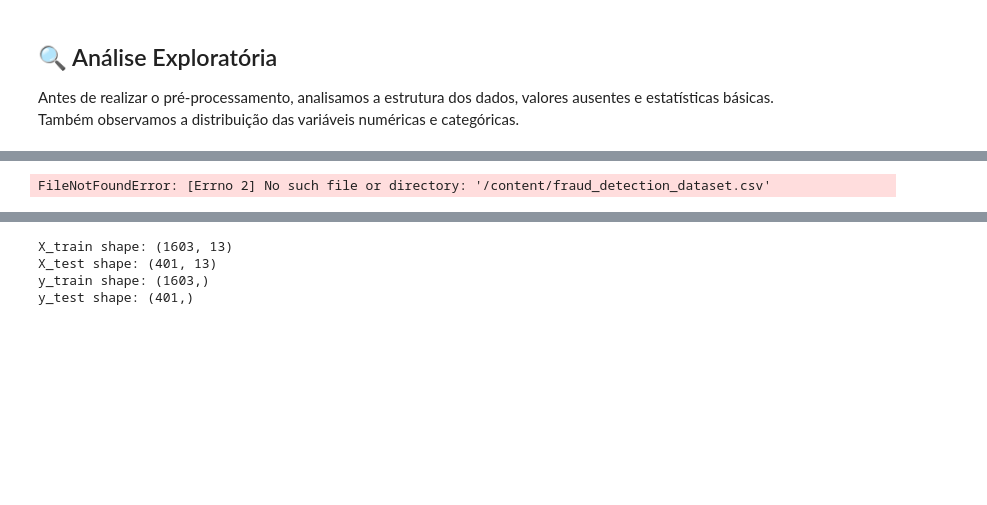
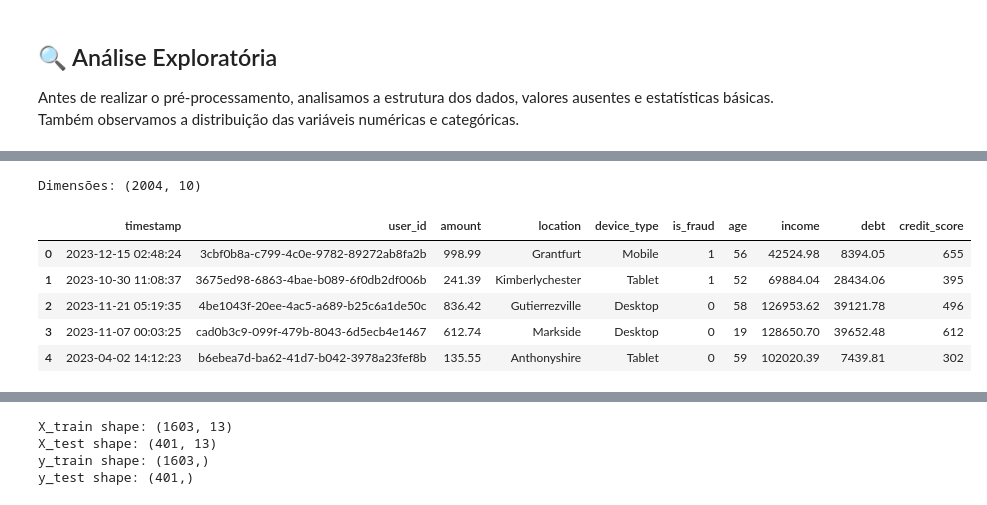
Before and after one commit to gustavaress/Checkpoint-5-IA-1TDSPW, a Jupyter notebook: CP5_IA_Revisado.ipynb, the cells around one changed output, grey strips where cells are left out. Drawn from its saved outputs; the diff is of its cells as text; code cells hidden in the pictures; blank space fills up the shorter version.

```diff
--- a/CP5_IA_Revisado.ipynb
+++ b/CP5_IA_Revisado.ipynb
@@ -72,11 +54,17 @@ Requirement already satisfied: six>=1.5 in c:\users\killy\appdata\roaming\python
 # %%
-caminho_dados = "/content/fraud_detection_dataset.csv"
+caminho_dados = 'fraud_detection_dataset.csv'
 df = pd.read_csv(caminho_dados)
 
 print("Dimensões:", df.shape)
 display(df.head())
 # %% [output]
-FileNotFoundError: [Errno 2] No such file or directory: '/content/fraud_detection_dataset.csv'
+Dimensões: (2004, 10)
+|  | timestamp | user_id | amount | location | device_type | is_fraud | age | income | debt | credit_score |
+| 0 | 2023-12-15 02:48:24 | 3cbf0b8a-c799-4c0e-9782-89272ab8fa2b | 998.99 | Grantfurt | Mobile | 1 | 56 | 42524.98 | 8394.05 | 655 |
+| 1 | 2023-10-30 11:08:37 | 3675ed98-6863-4bae-b089-6f0db2df006b | 241.39 | Kimberlychester | Tablet | 1 | 52 | 69884.04 | 28434.06 | 395 |
+| 2 | 2023-11-21 05:19:35 | 4be1043f-20ee-4ac5-a689-b25c6a1de50c | 836.42 | Gutierrezville | Desktop | 0 | 58 | 126953.62 | 39121.78 | 496 |
+| 3 | 2023-11-07 00:03:25 | cad0b3c9-099f-479b-8043-6d5ecb4e1467 | 612.74 | Markside | Desktop | 0 | 19 | 128650.70 | 39652.48 | 612 |
+| 4 | 2023-04-02 14:12:23 | b6ebea7d-ba62-41d7-b042-3978a23fef8b | 135.55 | Anthonyshire | Tablet | 0 | 59 | 102020.39 | 7439.81 | 302 |
 # %%
 # 1. Identify and handle missing values
 print("Missing values before handling:")
```
Also changed, not shown: parts of 2 cells of this notebook, 1 other file.
